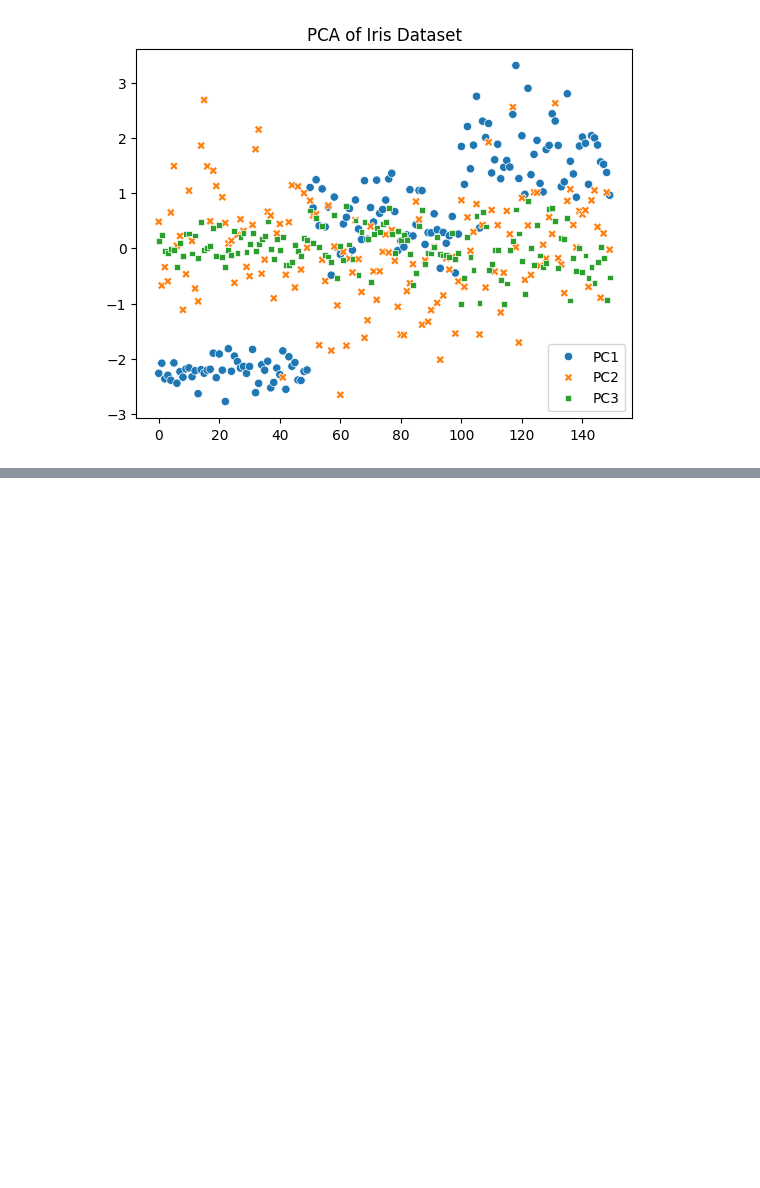
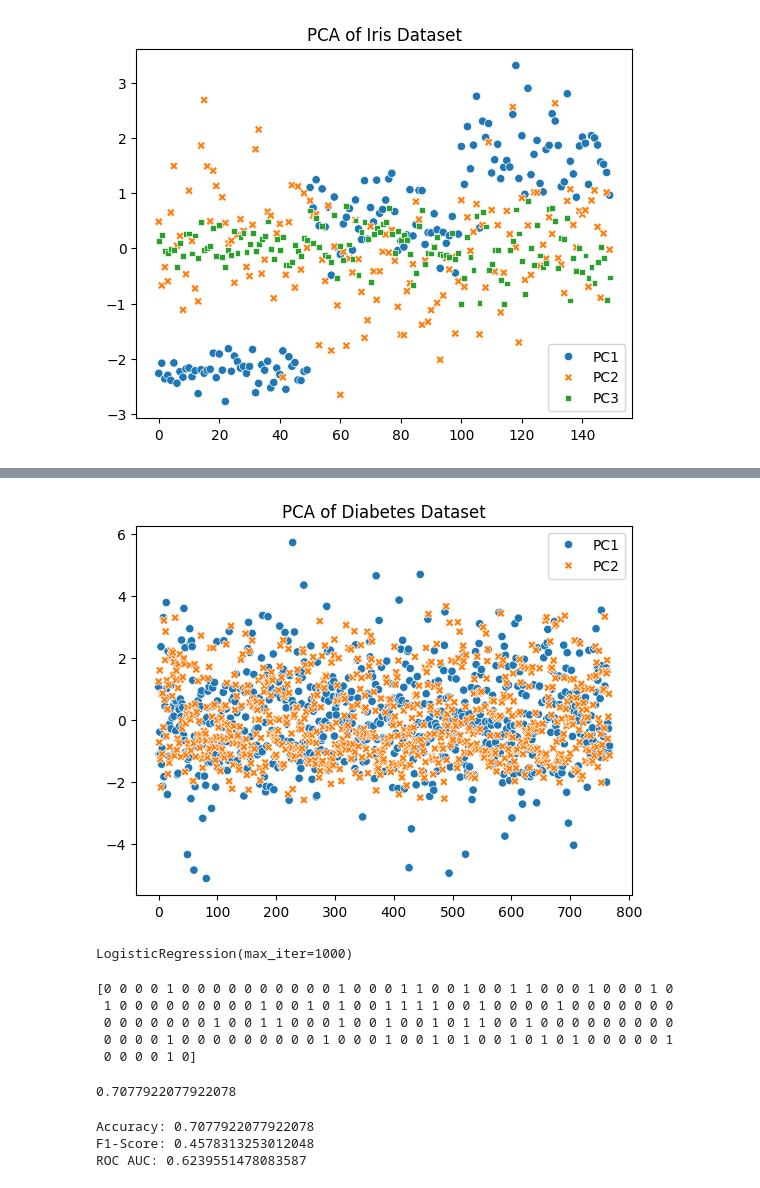
Before and after one commit to Haris-09/Machine-Learning, a Jupyter notebook: Principal_Component_Analysis_(PCA).ipynb, the cells around one changed output, grey strips where cells are left out. Cells and saved outputs as stored; diff of their text form; code cells hidden in the pictures; blank space fills up the shorter version.

```diff
--- a/Principal_Component_Analysis_(PCA).ipynb
+++ b/Principal_Component_Analysis_(PCA).ipynb
@@ -56,0 +91,5 @@ plt.show()
+# %%
+scaler = StandardScaler()
+diabetes_scaled = scaler.fit_transform(diabetes.drop('Outcome', axis=1))
+diabetes_scaled = pd.DataFrame(diabetes_scaled, columns=diabetes.columns[:-1])
+diabetes_scaled.head()
@@ -56,0 +153,6 @@ plt.show()
+# %%
+pca = PCA(n_components=2)
+pca_transform = pca.fit_transform(diabetes_scaled)
+diabetes_pca = pd.DataFrame(pca_transform, columns=['PC1', 'PC2'])
+display(diabetes_pca.head())
+display(pca.explained_variance_ratio_)
@@ -56,0 +167,6 @@ plt.show()
+# %%
+sns.scatterplot(data=diabetes_pca)
+plt.title('PCA of Diabetes Dataset')
+plt.show()
+# %% [output]
+[figure, added]
@@ -56,0 +177,18 @@ plt.show()
+# %%
+model.fit(x_train, y_train)
+# %% [output]
+LogisticRegression(max_iter=1000)
+# %%
+predictions=model.predict(x_test)
+print(predictions)
+# %% [output]
+[0 0 0 0 1 0 0 0 0 0 0 0 0 0 0 1 0 0 0 1 1 0 0 1 0 0 1 1 0 0 0 1 0 0 0 1 0
+ 1 0 0 0 0 0 0 0 0 0 1 0 0 1 0 1 0 0 1 1 1 1 0 0 1 0 0 0 0 1 0 0 0 0 0 0 0
+ 0 0 0 0 0 0 0 1 0 0 1 1 0 0 0 1 0 0 1 0 0 1 0 1 1 0 0 1 0 0 0 0 0 0 0 0 0
+ 0 0 0 0 1 0 0 0 0 0 0 0 0 0 1 0 0 0 1 0 0 1 0 1 0 0 1 0 1 0 1 0 0 0 0 0 1
+ 0 0 0 0 1 0]
+# %%
+score=model.score(x_test,y_test)
+print(score)
+# %% [output]
+0.7077922077922078
@@ -56,0 +199,8 @@ plt.show()
+# %%
+print("Accuracy:", Accuracy_model2)
+print("F1-Score:", F1_Score_model2)
+print("ROC AUC:", ROC_AUC_model2)
+# %% [output]
+Accuracy: 0.7077922077922078
+F1-Score: 0.4578313253012048
+ROC AUC: 0.6239551478083587
```
Also changed, not shown: parts of 34 cells of this notebook.
